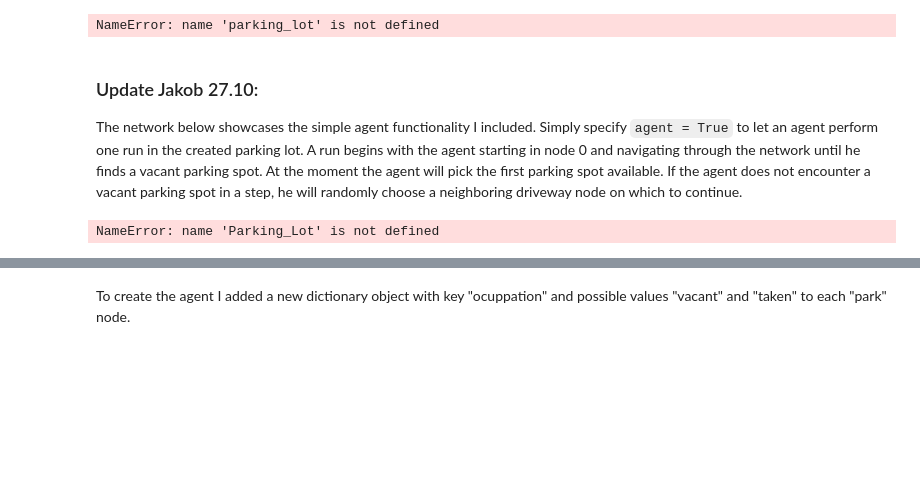
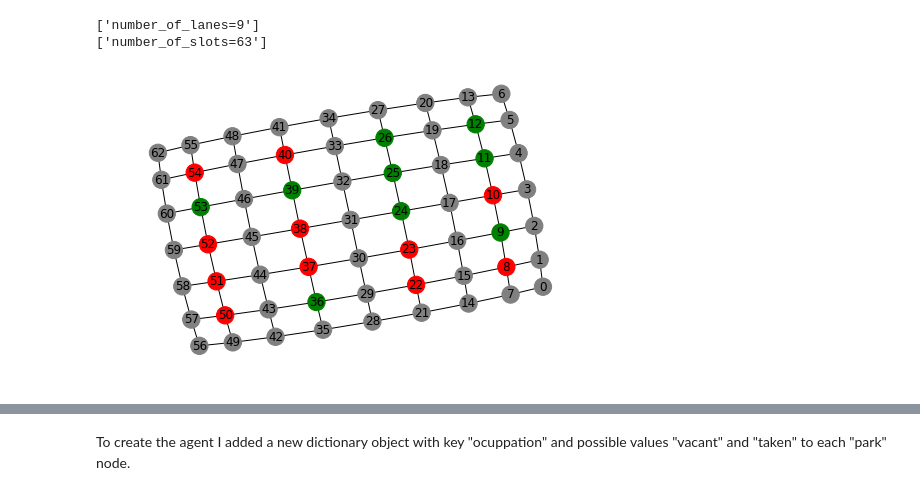
Before and after one commit to GLopezMUZH/DRL_ParkingPlaceFinderRobot, a Jupyter notebook: examples_pe.ipynb, the cells around one changed output, grey strips where cells are left out. Cells and saved outputs as stored; diff of their text form; code cells hidden in the pictures; blank space fills up the shorter version.

```diff
--- a/examples_pe.ipynb
+++ b/examples_pe.ipynb
@@ -12,22 +15,19 @@ ffp = parking_lot.Filling_Function_Parameters(uniform_distribution_p_value = 0.6
 # %%
-ldp = parking_lot.Lane_Direction_Parameters()
+ldp = Parking_lot.Lane_Direction_Parameters()
-# %% [output]
-NameError: name 'parking_lot' is not defined
-# %% [markdown]
-### Update Jakob 27.10:
-The network below showcases the simple agent functionality I included. Simply specify `agent = True` to let an agent perform one run in the created parking lot. A run begins with the agent starting in node 0 and navigating through the network until he finds a vacant parking spot. At the moment the agent will pick the first parking spot available. If the agent does not encounter a vacant parking spot in a step, he will randomly choose a neighboring driveway node on which to continue.
 # %%
 parking_lot = Parking_Lot(lane_direction_paramenters=ldp,
                          filling_function_parameters=ffp,
-                         nr_parking_slots_per_lane=4,
-                         nr_parking_lanes=2,
-                         parking_lane_depth=1,
+                         nr_parking_slots_per_lane=5,
+                         nr_parking_lanes=4,
+                         parking_lane_depth=2,
                          debug=True,
                          draw_graph = True,
-                         show_summary = True
+                         show_summary = False
                         )
 # %% [output]
-NameError: name 'Parking_Lot' is not defined
+['number_of_lanes=9']
+['number_of_slots=63']
+[figure, added]
 # %%
 found_slot = -1
 agent = Park_Finder_Agent()
```
Also changed, not shown: parts of 6 cells of this notebook, 3 other files.
